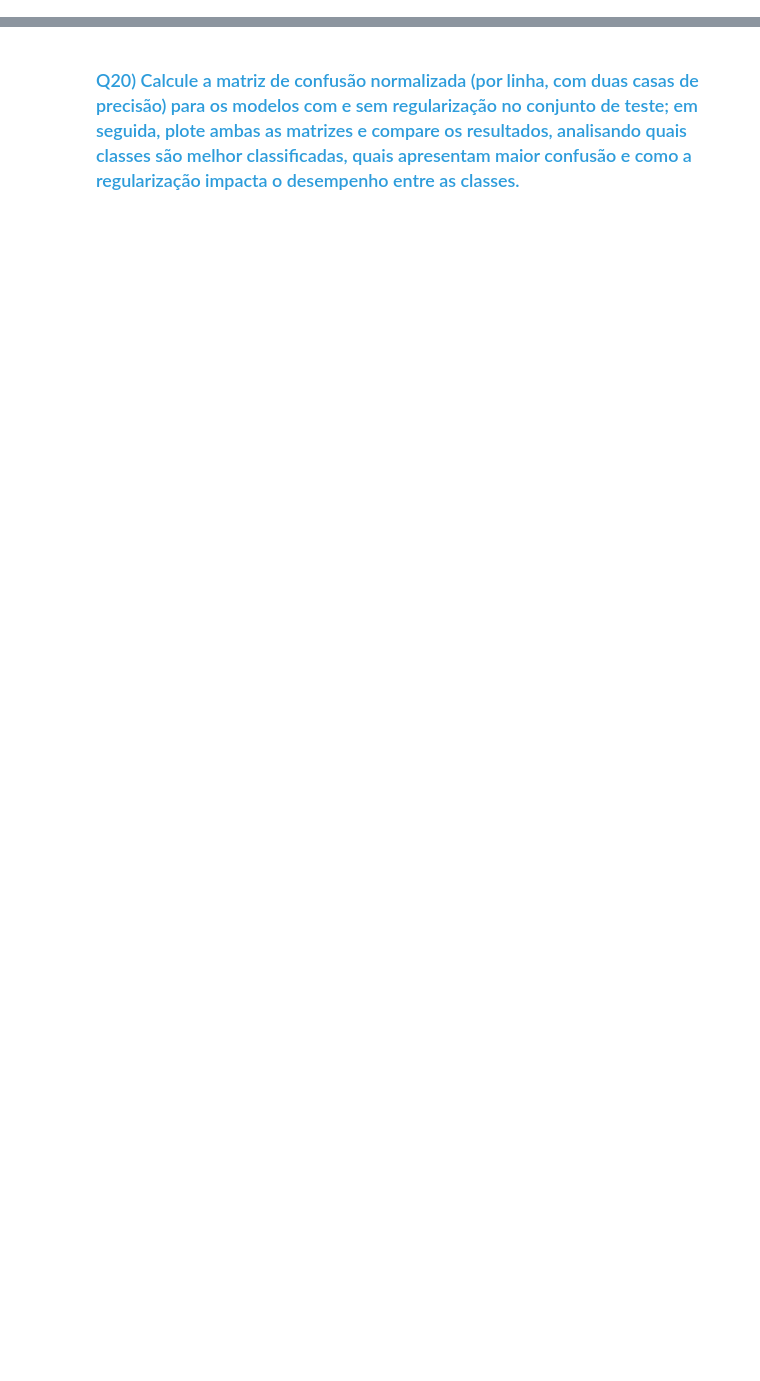
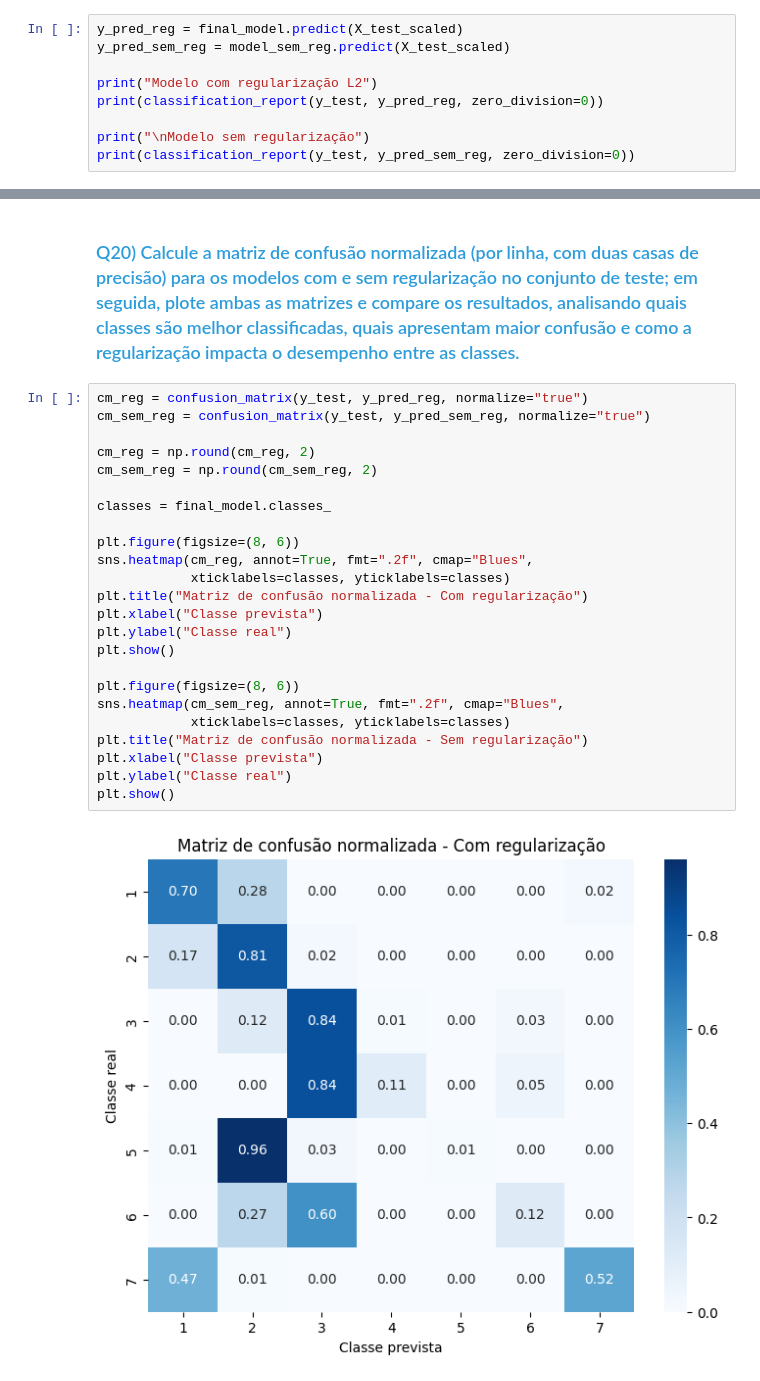
Before and after one commit to MarceloHOPV/API---fastAPI, a Jupyter notebook: C318_2026_1_Atividade_05_Enunciado.ipynb, the cells around one changed output, grey strips where cells are left out. Cells and saved outputs as stored; diff of their text form; blank space fills up the shorter version.

```diff
--- a/C318_2026_1_Atividade_05_Enunciado.ipynb
+++ b/C318_2026_1_Atividade_05_Enunciado.ipynb
@@ -606,2 +701,11 @@ Convergiu corretamente
 # %% [markdown]
 ### <font color='#2D9CDB'>Q19) Utilize o `classification_report` para avaliar o desempenho dos modelos com e sem regularização no conjunto de teste; em seguida, compare os resultados obtidos, analisando as métricas de precisão, recall e F1-score para cada classe e discutindo possíveis diferenças no desempenho entre os modelos.</font>
+# %%
+y_pred_reg = final_model.predict(X_test_scaled)
+y_pred_sem_reg = model_sem_reg.predict(X_test_scaled)
+
+print("Modelo com regularização L2")
+print(classification_report(y_test, y_pred_reg, zero_division=0))
+
+print("\nModelo sem regularização")
+print(classification_report(y_test, y_pred_sem_reg, zero_division=0))
@@ -608,2 +732,28 @@ Convergiu corretamente
 # %% [markdown]
 ### <font color='#2D9CDB'>Q20) Calcule a matriz de confusão normalizada (por linha, com duas casas de precisão) para os modelos com e sem regularização no conjunto de teste; em seguida, plote ambas as matrizes e compare os resultados, analisando quais classes são melhor classificadas, quais apresentam maior confusão e como a regularização impacta o desempenho entre as classes.</font>
+# %%
+cm_reg = confusion_matrix(y_test, y_pred_reg, normalize="true")
+cm_sem_reg = confusion_matrix(y_test, y_pred_sem_reg, normalize="true")
+
+cm_reg = np.round(cm_reg, 2)
+cm_sem_reg = np.round(cm_sem_reg, 2)
+
+classes = final_model.classes_
+
+plt.figure(figsize=(8, 6))
+sns.heatmap(cm_reg, annot=True, fmt=".2f", cmap="Blues",
+            xticklabels=classes, yticklabels=classes)
+plt.title("Matriz de confusão normalizada - Com regularização")
+plt.xlabel("Classe prevista")
+plt.ylabel("Classe real")
+plt.show()
+
+plt.figure(figsize=(8, 6))
+sns.heatmap(cm_sem_reg, annot=True, fmt=".2f", cmap="Blues",
+            xticklabels=classes, yticklabels=classes)
+plt.title("Matriz de confusão normalizada - Sem regularização")
+plt.xlabel("Classe prevista")
+plt.ylabel("Classe real")
+plt.show()
+# %% [output]
+[figure, added]
```
Also changed, not shown: parts of 13 cells of this notebook.
